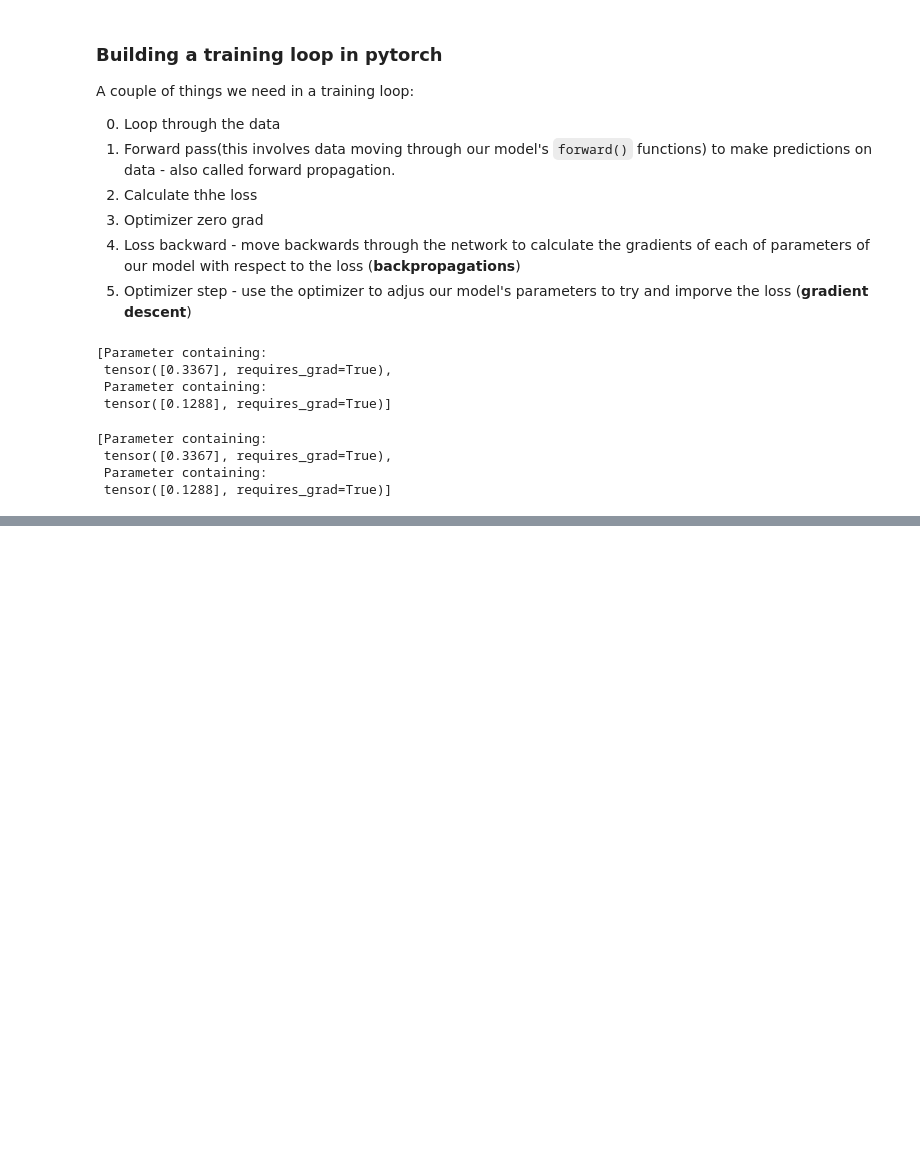
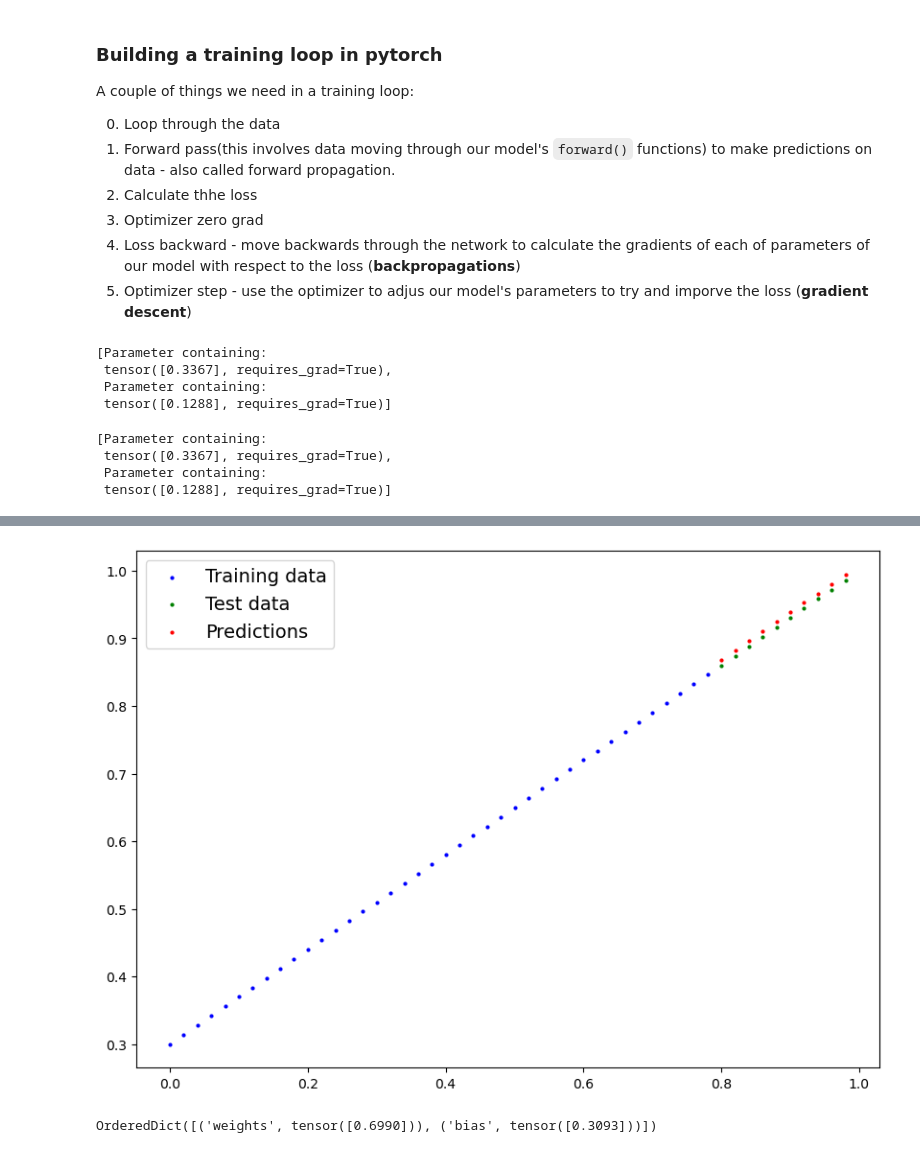
Before and after one commit to pjy0422/pytorch, a Jupyter notebook: pytorch_workflow.ipynb, the cells around one changed output, grey strips where cells are left out. Drawn from its saved outputs; the diff is of its cells as text; code cells hidden in the pictures; blank space fills up the shorter version.

```diff
--- a/pytorch_workflow.ipynb
+++ b/pytorch_workflow.ipynb
@@ -291,0 +354,11 @@ for epoch in range(epochs):
+# %%
+with torch.inference_mode():
+    y_preds_new = model_0(X_test)
+# %%
+plot_predictions(predictions=y_preds_new)
+# %% [output]
+[figure, added]
+# %%
+model_0.state_dict()
+# %% [output]
+OrderedDict([('weights', tensor([0.6990])), ('bias', tensor([0.3093]))])
```
Also changed, not shown: parts of 18 cells of this notebook, 2 other files.
